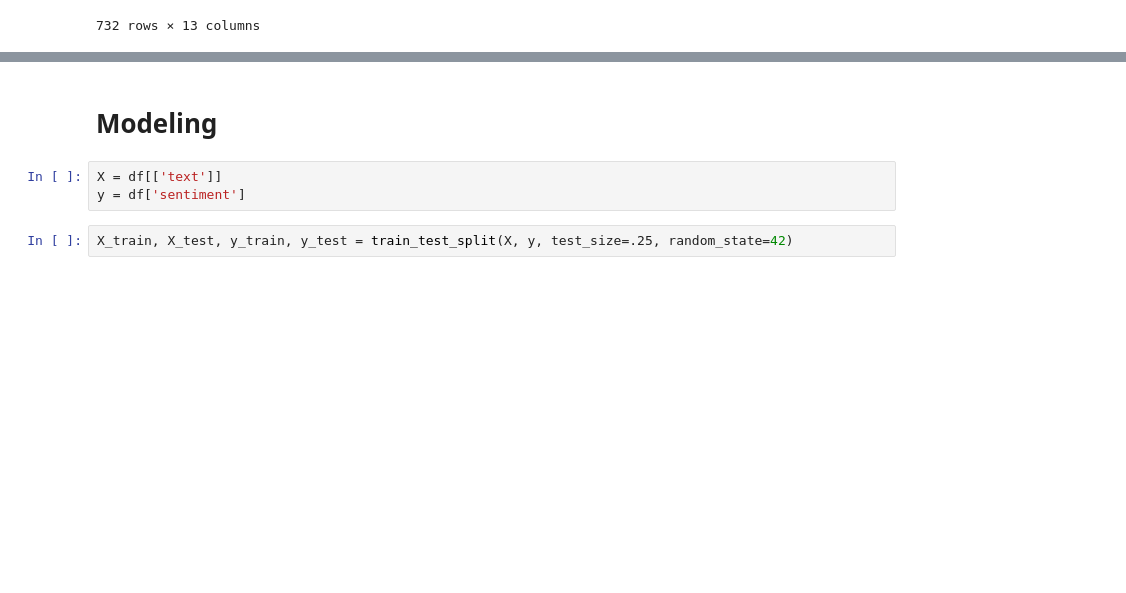
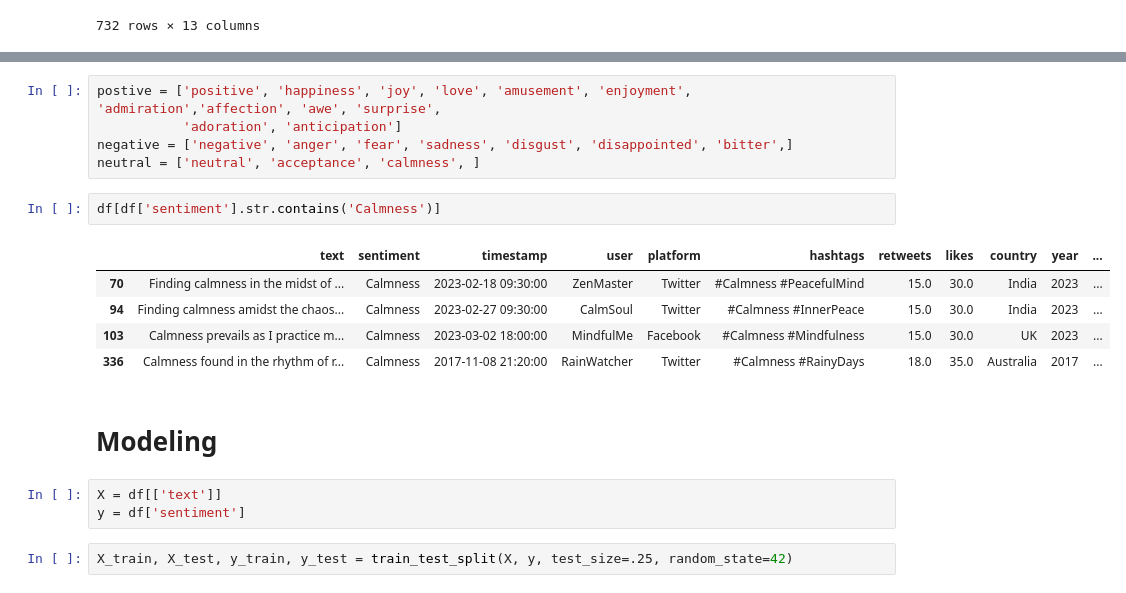
Before and after one commit to JohnNun/socialbuzz_sentiment_nlp, a Jupyter notebook: socialbuzz_notebook.ipynb, the cells around one changed output, grey strips where cells are left out. Drawn from its saved outputs; the diff is of its cells as text; blank space fills up the shorter version.

Commit message:
data preparation cleaning sentiment column

```diff
--- a/socialbuzz_notebook.ipynb
+++ b/socialbuzz_notebook.ipynb
@@ -162,3 +159,16 @@ lower_and_clean(df, to_clean)
+# %%
+postive = ['positive', 'happiness', 'joy', 'love', 'amusement', 'enjoyment', 'admiration','affection', 'awe', 'surprise',
+           'adoration', 'anticipation']
+negative = ['negative', 'anger', 'fear', 'sadness', 'disgust', 'disappointed', 'bitter',]
+neutral = ['neutral', 'acceptance', 'calmness', ]
+# %%
+df[df['sentiment'].str.contains('Calmness')]
+# %% [output]
+|  | text | sentiment | timestamp | user | platform | hashtags | retweets | likes | country | year | ... |
+| 70 | Finding calmness in the midst of ... | Calmness | 2023-02-18 09:30:00 | ZenMaster | Twitter | #Calmness #PeacefulMind | 15.0 | 30.0 | India | 2023 | ... |
+| 94 | Finding calmness amidst the chaos... | Calmness | 2023-02-27 09:30:00 | CalmSoul | Twitter | #Calmness #InnerPeace | 15.0 | 30.0 | India | 2023 | ... |
+| 103 | Calmness prevails as I practice m... | Calmness | 2023-03-02 18:00:00 | MindfulMe | Facebook | #Calmness #Mindfulness | 15.0 | 30.0 | UK | 2023 | ... |
+| 336 | Calmness found in the rhythm of r... | Calmness | 2017-11-08 21:20:00 | RainWatcher | Twitter | #Calmness #RainyDays | 18.0 | 35.0 | Australia | 2017 | ... |
 # %% [markdown]
 # Modeling
 # %%
```
Also changed, not shown: parts of 3 cells of this notebook.
